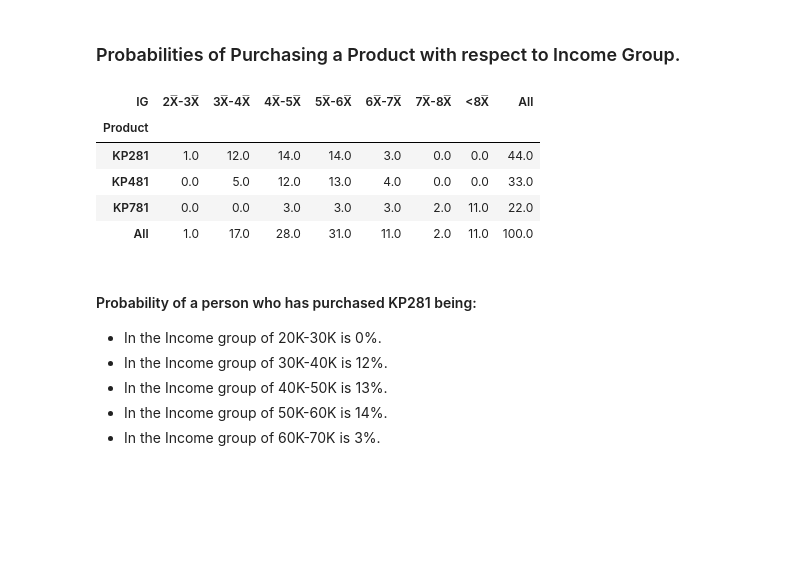
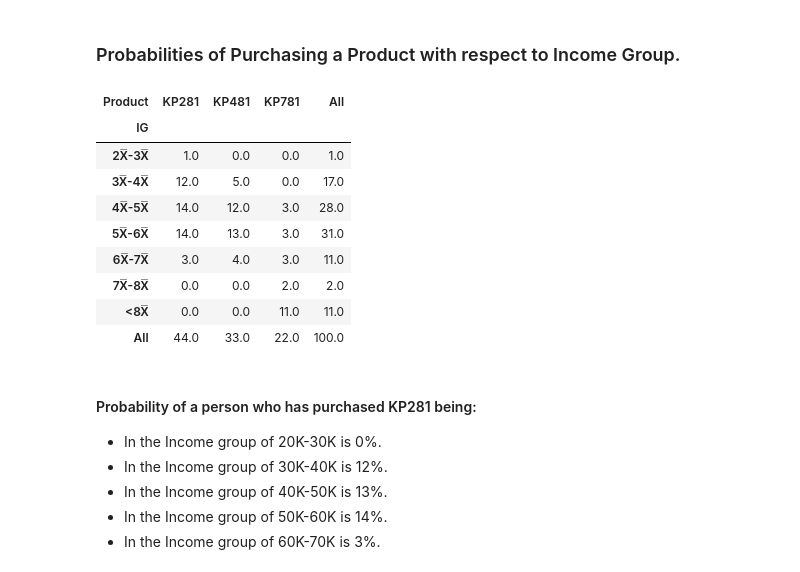
Before and after one commit to 2k4sm/aerofitAnalysis, a Jupyter notebook: aerofit_analysis.ipynb, the cells around one changed output. Cells and saved outputs as stored; diff of their text form; code cells hidden in the pictures; blank space fills up the shorter version.

```diff
--- a/aerofit_analysis.ipynb
+++ b/aerofit_analysis.ipynb
@@ -775,14 +775,18 @@ pd.crosstab(index=df_copy["Product"],columns=df["Usage"],margins=True,normalize=
 # %% [markdown]
 ### Probabilities of Purchasing a Product with respect to Income Group.
 # %%
-pd.crosstab(index=df_copy["Product"],columns=df["IG"],margins=True,normalize=True).round(2) * 100
+pd.crosstab(columns=df_copy["Product"],index=df["IG"],margins=True,normalize=True).round(2) * 100
 # %% [output]
-| IG | 2X̅-3X̅ | 3X̅-4X̅ | 4X̅-5X̅ | 5X̅-6X̅ | 6X̅-7X̅ | 7X̅-8X̅ | <8X̅ | All |
-| Product |  |  |  |  |  |  |  |  |
-| KP281 | 1.0 | 12.0 | 14.0 | 14.0 | 3.0 | 0.0 | 0.0 | 44.0 |
-| KP481 | 0.0 | 5.0 | 12.0 | 13.0 | 4.0 | 0.0 | 0.0 | 33.0 |
-| KP781 | 0.0 | 0.0 | 3.0 | 3.0 | 3.0 | 2.0 | 11.0 | 22.0 |
-| All | 1.0 | 17.0 | 28.0 | 31.0 | 11.0 | 2.0 | 11.0 | 100.0 |
+| Product | KP281 | KP481 | KP781 | All |
+| IG |  |  |  |  |
+| 2X̅-3X̅ | 1.0 | 0.0 | 0.0 | 1.0 |
+| 3X̅-4X̅ | 12.0 | 5.0 | 0.0 | 17.0 |
+| 4X̅-5X̅ | 14.0 | 12.0 | 3.0 | 28.0 |
+| 5X̅-6X̅ | 14.0 | 13.0 | 3.0 | 31.0 |
+| 6X̅-7X̅ | 3.0 | 4.0 | 3.0 | 11.0 |
+| 7X̅-8X̅ | 0.0 | 0.0 | 2.0 | 2.0 |
+| <8X̅ | 0.0 | 0.0 | 11.0 | 11.0 |
+| All | 44.0 | 33.0 | 22.0 | 100.0 |
 # %% [markdown]
 #### Probability of a person who has purchased KP281 being:
 - In the Income group of 20K-30K is 0%.
```
Also changed, not shown: 1 other file.
